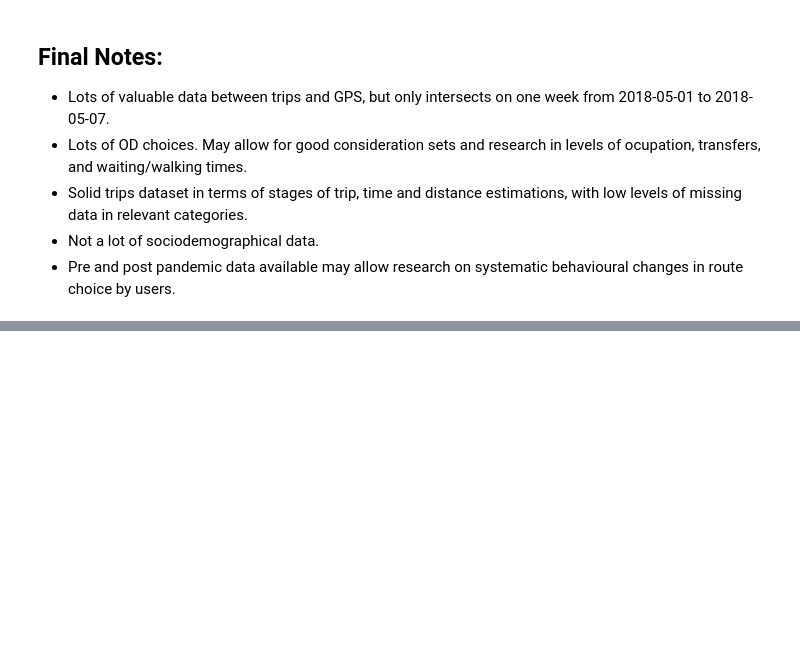
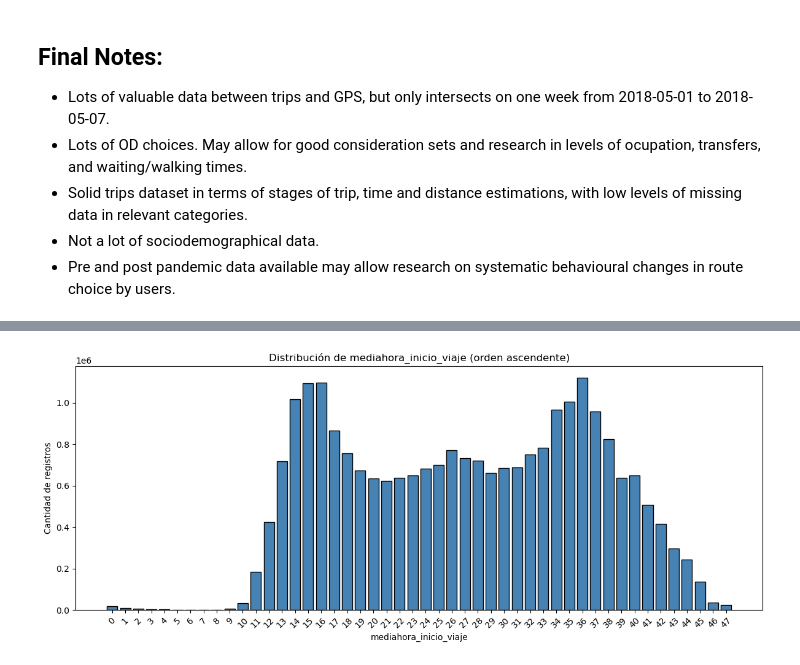
Before and after one commit to sebastianacunau/tesis_magister_route_choice_modelling, a Jupyter notebook: notebooks/eda.ipynb, the cells around one changed output, grey strips where cells are left out. Saved outputs shown, nothing was run; the diff lists cells and outputs as text; code cells hidden in the pictures; blank space fills up the shorter version.

```diff
--- a/notebooks/eda.ipynb
+++ b/notebooks/eda.ipynb
@@ -1261,0 +1186,30 @@ Aquí, las columnas 0 a 4 son las mismas que fueron descritas en la primera mues
+# %%
+# Distribución de mediahora_inicio_viaje (orden ascendente)
+q_mediahora = f"""
+SELECT mediahora_inicio_viaje, COUNT(*) AS cnt
+FROM read_parquet('{ruta_2024}')
+WHERE mediahora_inicio_viaje IS NOT NULL
+GROUP BY mediahora_inicio_viaje
+ORDER BY mediahora_inicio_viaje
+"""
+dist_mediahora = con.sql(q_mediahora).df()
+
+# Convertir a numérico para ordenar correctamente
+dist_mediahora['mediahora_num'] = pd.to_numeric(dist_mediahora['mediahora_inicio_viaje'], errors='coerce')
+dist_mediahora = dist_mediahora.sort_values('mediahora_num').reset_index(drop=True)
+
+# Etiquetas legibles
+x_labels_mediahora = dist_mediahora['mediahora_inicio_viaje'].astype(str)
+
+plt.figure(figsize=(12, 5))
+plt.bar(x_labels_mediahora, dist_mediahora['cnt'], color='steelblue', edgecolor='black')
+plt.xlabel('mediahora_inicio_viaje')
+plt.ylabel('Cantidad de registros')
+plt.title('Distribución de mediahora_inicio_viaje (orden ascendente)')
+plt.xticks(rotation=45)
+plt.tight_layout()
+plt.show()
+
+con.close()
+# %% [output]
+[figure, added]
```
Also changed, not shown: parts of 65 cells of this notebook, 1 other file.
